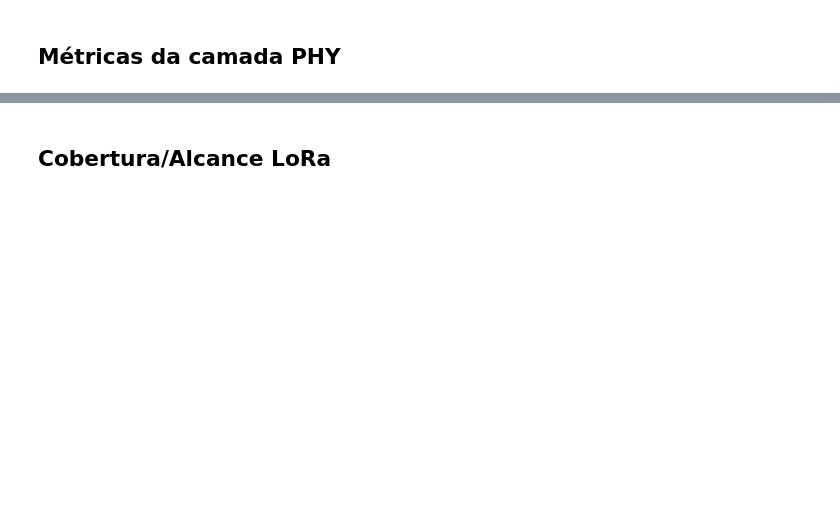
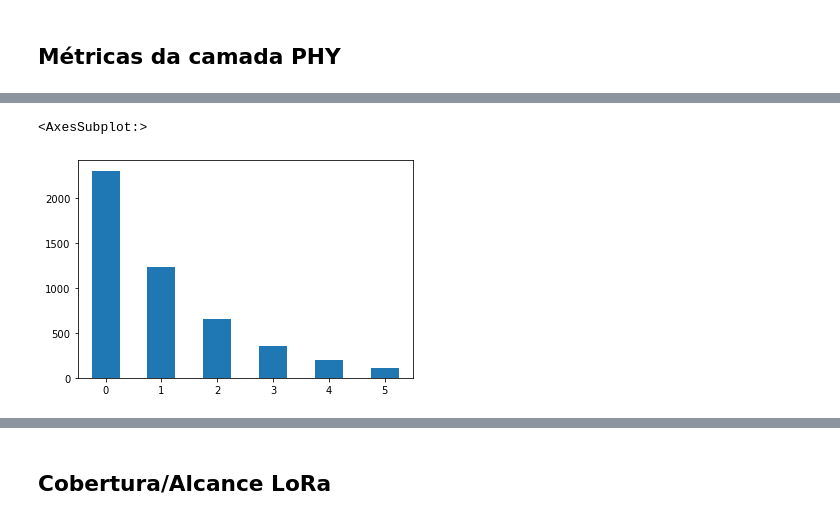
Before and after one commit to wasp-lahis/ns3-bmap, a Jupyter notebook: NS3/lorawan-experiments/smart-campus-applications/analyse_results/unicamp_scenario_analisys.ipynb, the cells around one changed output, grey strips where cells are left out. Cells and saved outputs as stored; diff of their text form; code cells hidden in the pictures; blank space fills up the shorter version.

```diff
--- a/NS3/lorawan-experiments/smart-campus-applications/analyse_results/unicamp_scenario_analisys.ipynb
+++ b/NS3/lorawan-experiments/smart-campus-applications/analyse_results/unicamp_scenario_analisys.ipynb
@@ -208,0 +257,10 @@ lost: 0.0
+# %%
+# ----- Open Datasets - Camada Delay
+
+file = "delay_results.txt"
+path_cenario = current_path + "/smart-campus-applications/simulations/16/" + file
+delay_df = pd.read_csv(path_cenario, header=None)
+# Average delay (ms),  Average delay (ns) per SF, soma dos Delays per SF (ns):
+delay_df.columns = ["sent", "receive", "average_delay_s", "average_delay_ns", "delay_p_sf_ns"]
+print("\nSHAPE:", net_df.shape)
+delay_df.head(6)
@@ -208,0 +276,5 @@ lost: 0.0
+# %%
+delay_df['average_delay_s'].plot.bar(x='lab', y='val', rot=0)
+# %% [output]
+<AxesSubplot:>
+[figure, added]
```
Also changed, not shown: parts of 22 cells of this notebook, 28 other files.
